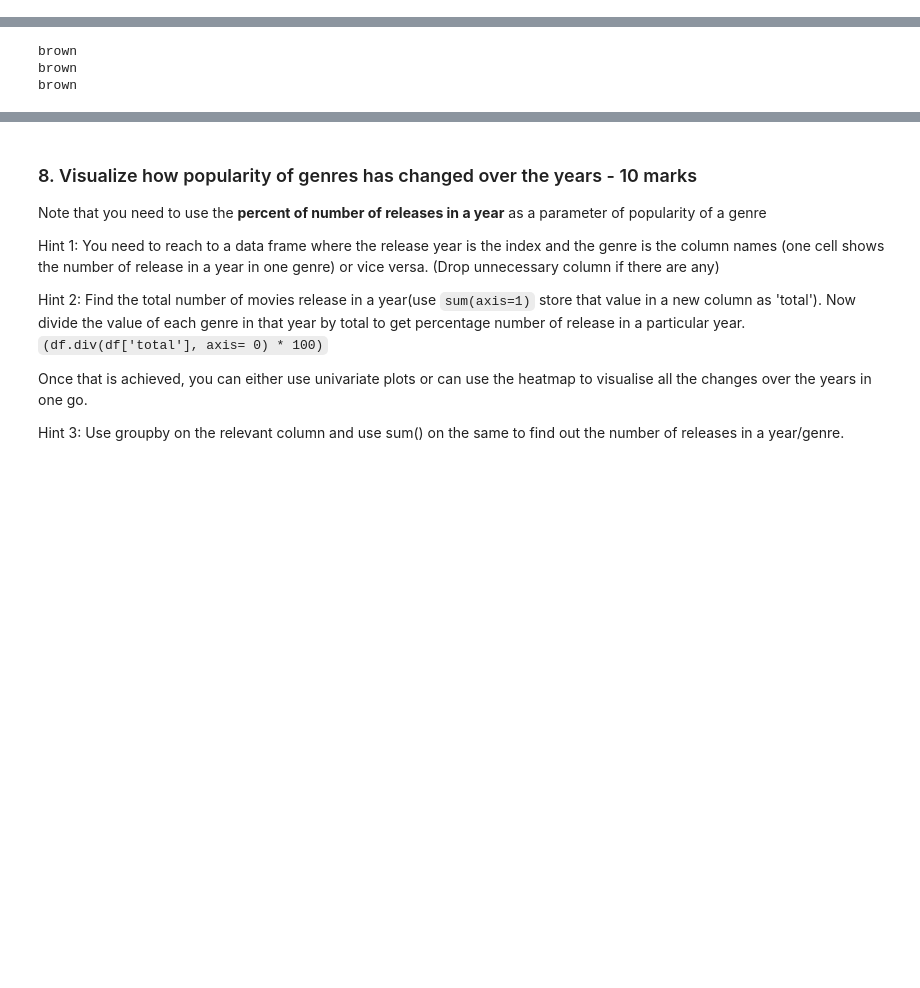
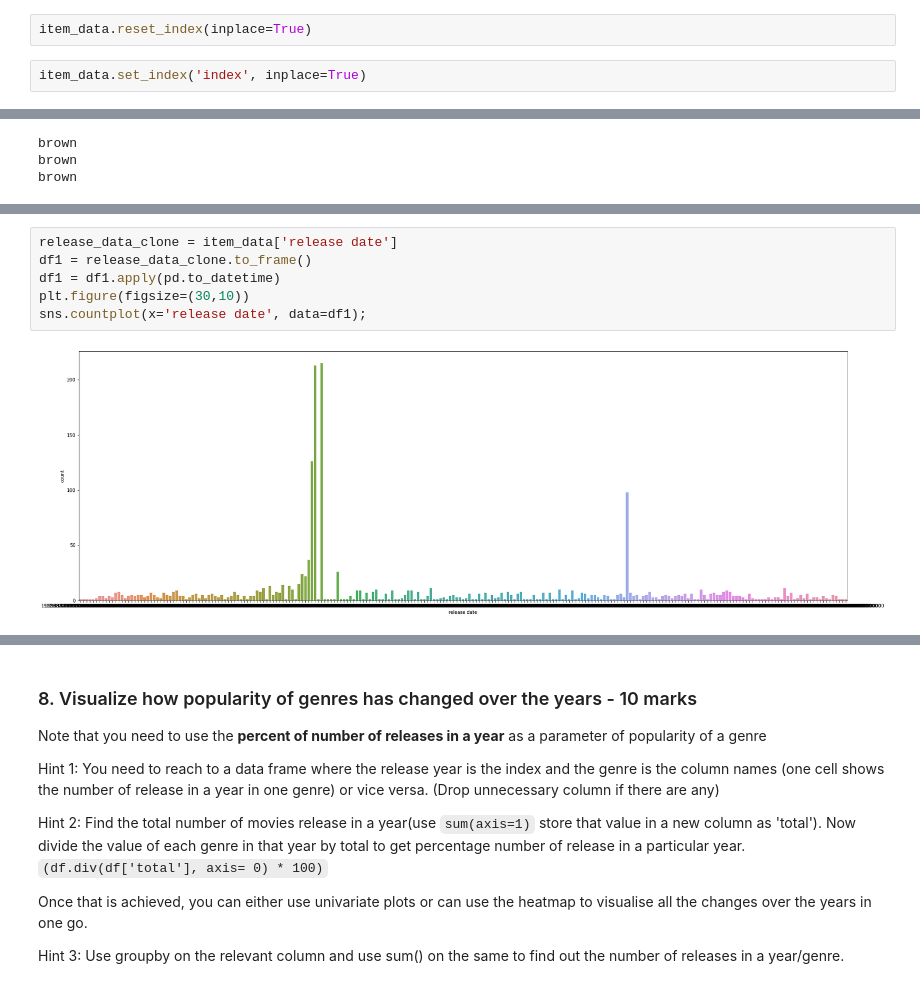
Before and after one commit to vasantbala/ML_AL_Course, a Jupyter notebook: 4_Project/MovieLens Project Questions.ipynb, the cells around one changed output, grey strips where cells are left out. Saved outputs shown, nothing was run; the diff lists cells and outputs as text; blank space fills up the shorter version.

```diff
--- a/4_Project/MovieLens Project Questions.ipynb
+++ b/4_Project/MovieLens Project Questions.ipynb
@@ -193,0 +180,4 @@ Length: 1680, dtype: int64
+# %%
+item_data.reset_index(inplace=True)
+# %%
+item_data.set_index('index', inplace=True)
@@ -238,0 +264,8 @@ brown
+# %%
+release_data_clone = item_data['release date']
+df1 = release_data_clone.to_frame()
+df1 = df1.apply(pd.to_datetime)
+plt.figure(figsize=(30,10))
+sns.countplot(x='release date', data=df1);
+# %% [output]
+[figure, added]
```
Also changed, not shown: parts of 34 cells of this notebook, 4 other files.
